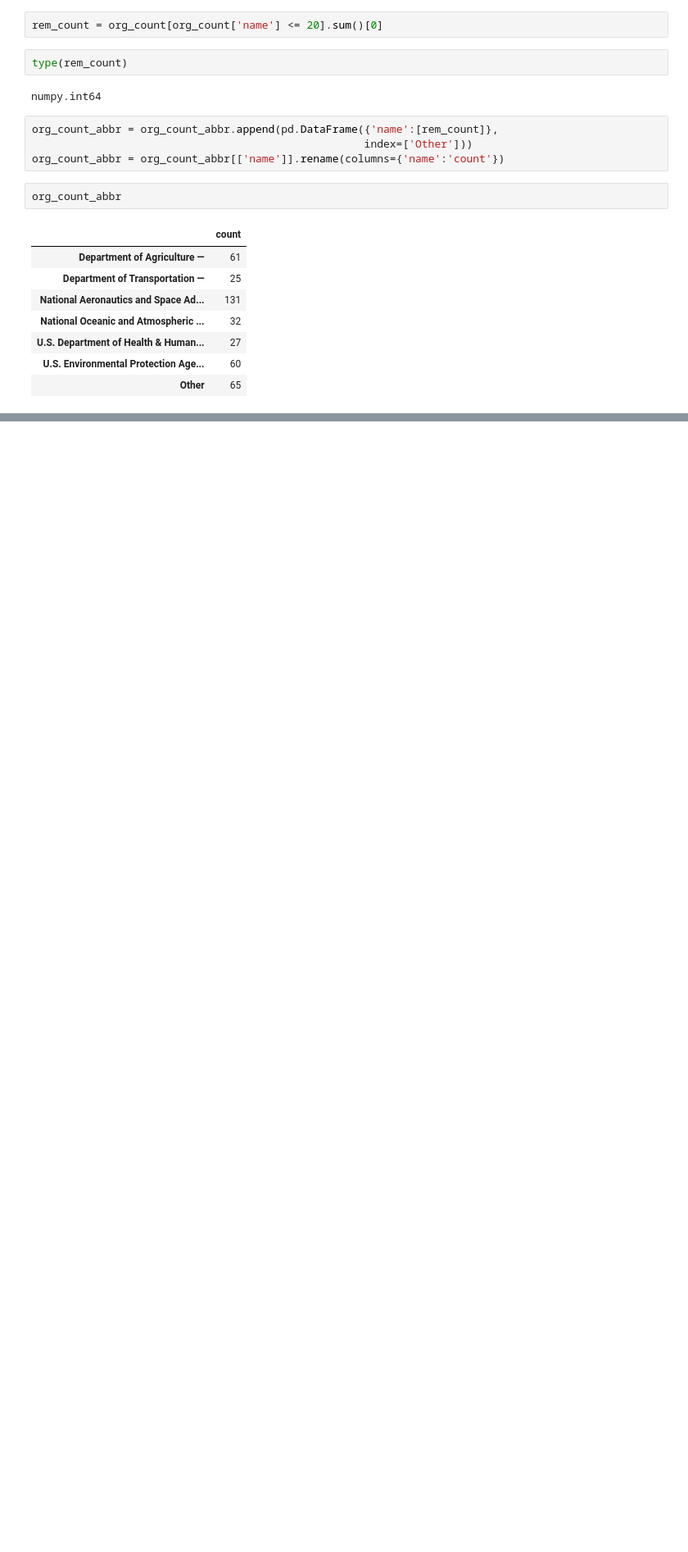
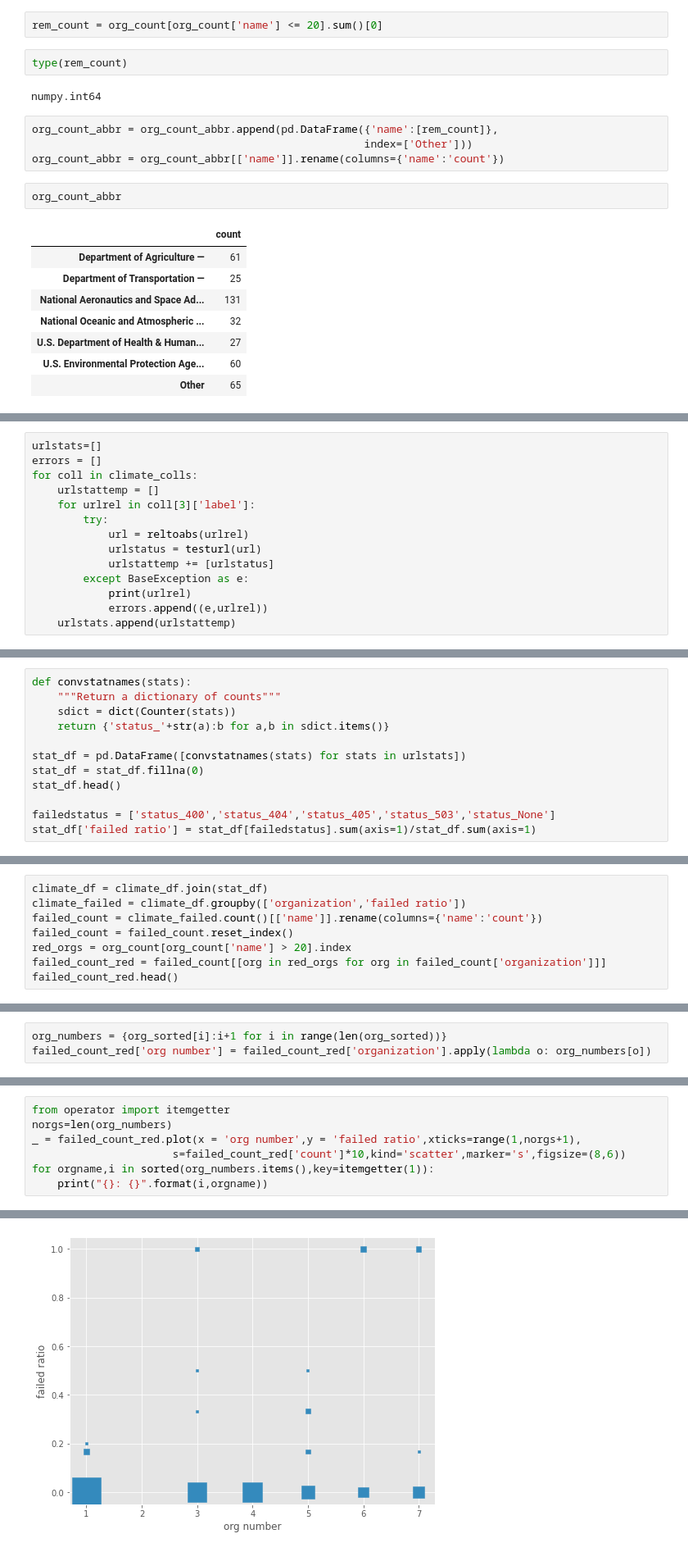
Before and after one commit to a-f-farris/141b-lectures, a Jupyter notebook: lecture21/lecture21.ipynb, the cells around one changed output, grey strips where cells are left out. Shown at 82% size. Drawn from its saved outputs; the diff is of its cells as text; blank space fills up the shorter version.

```diff
--- a/lecture21/lecture21.ipynb
+++ b/lecture21/lecture21.ipynb
@@ -418,0 +462,14 @@ _ = org_count_abbr.sort_values(by='count',ascending=False).plot(y='count',kind='
+# %%
+urlstats=[]
+errors = []
+for coll in climate_colls:
+    urlstattemp = []
+    for urlrel in coll[3]['label']:
+        try:
+            url = reltoabs(urlrel)
+            urlstatus = testurl(url)
+            urlstattemp += [urlstatus]
+        except BaseException as e:
+            print(urlrel)
+            errors.append((e,urlrel))
+    urlstats.append(urlstattemp)
@@ -418,0 +518,12 @@ _ = org_count_abbr.sort_values(by='count',ascending=False).plot(y='count',kind='
+# %%
+def convstatnames(stats):
+    """Return a dictionary of counts"""
+    sdict = dict(Counter(stats))
+    return {'status_'+str(a):b for a,b in sdict.items()}
+
+stat_df = pd.DataFrame([convstatnames(stats) for stats in urlstats])
+stat_df = stat_df.fillna(0)
+stat_df.head()
+
+failedstatus = ['status_400','status_404','status_405','status_503','status_None']
+stat_df['failed ratio'] = stat_df[failedstatus].sum(axis=1)/stat_df.sum(axis=1)
@@ -418,0 +532,8 @@ _ = org_count_abbr.sort_values(by='count',ascending=False).plot(y='count',kind='
+# %%
+climate_df = climate_df.join(stat_df)
+climate_failed = climate_df.groupby(['organization','failed ratio'])
+failed_count = climate_failed.count()[['name']].rename(columns={'name':'count'})
+failed_count = failed_count.reset_index()
+red_orgs = org_count[org_count['name'] > 20].index
+failed_count_red = failed_count[[org in red_orgs for org in failed_count['organization']]]
+failed_count_red.head()
@@ -418,0 +556,3 @@ _ = org_count_abbr.sort_values(by='count',ascending=False).plot(y='count',kind='
+# %%
+org_numbers = {org_sorted[i]:i+1 for i in range(len(org_sorted))}
+failed_count_red['org number'] = failed_count_red['organization'].apply(lambda o: org_numbers[o])
@@ -418,0 +583,8 @@ _ = org_count_abbr.sort_values(by='count',ascending=False).plot(y='count',kind='
+# %%
+from operator import itemgetter
+norgs=len(org_numbers)
+_ = failed_count_red.plot(x = 'org number',y = 'failed ratio',xticks=range(1,norgs+1),
+                      s=failed_count_red['count']*10,kind='scatter',marker='s',figsize=(8,6))
+for orgname,i in sorted(org_numbers.items(),key=itemgetter(1)):
+    print("{}: {}".format(i,orgname))
+# %% [output]
@@ -418,0 +598 @@ _ = org_count_abbr.sort_values(by='count',ascending=False).plot(y='count',kind='
+[figure, added]
```
Also changed, not shown: parts of 18 cells of this notebook, 1 other file.
